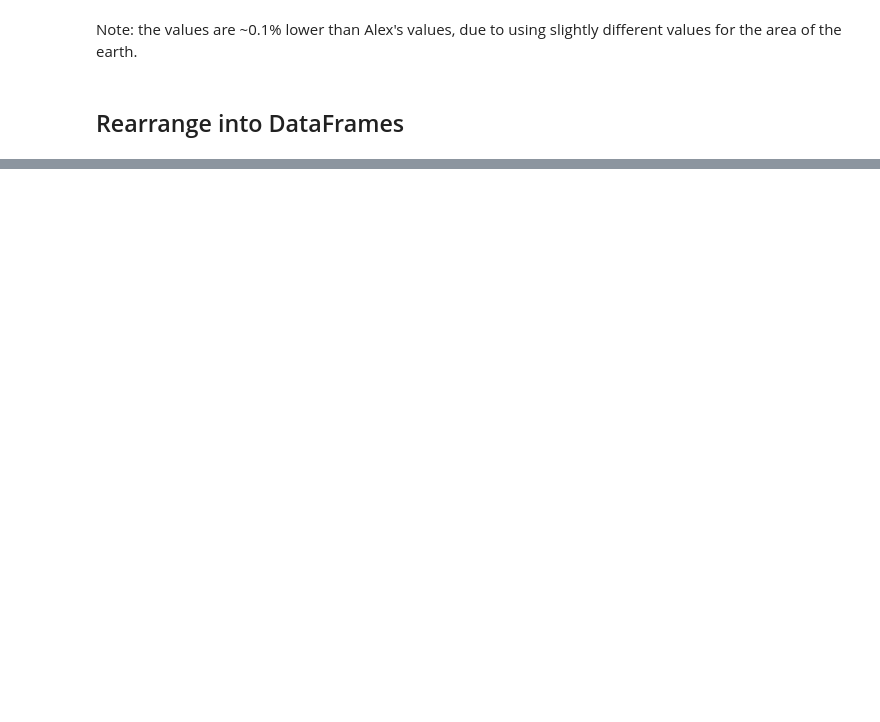
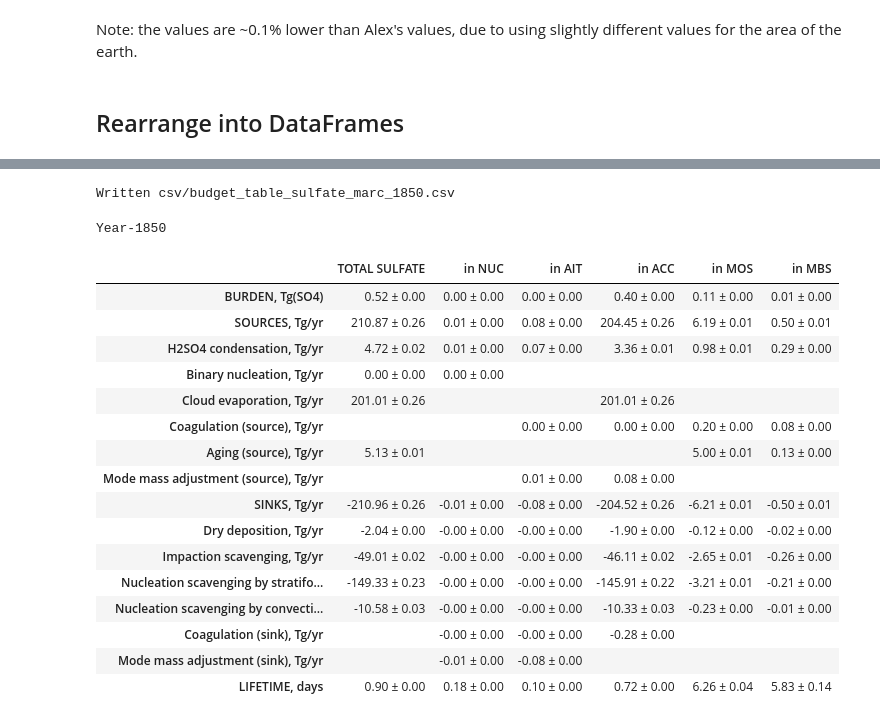
Before and after one commit to grandey/p17c-marc-comparison, a Jupyter notebook: analysis_draft2017b/budget_tables_draft2017b.ipynb, the cells around one changed output, grey strips where cells are left out. Drawn from its saved outputs; the diff is of its cells as text; code cells hidden in the pictures; blank space fills up the shorter version.

```diff
--- a/analysis_draft2017b/budget_tables_draft2017b.ipynb
+++ b/analysis_draft2017b/budget_tables_draft2017b.ipynb
@@ -278,0 +271,50 @@ mean_1850_df
+# %%
+# Year-1850
+# Extract sulfate data
+sul_mean_1850_df = mean_1850_df[sul_cols]
+sul_error_1850_df = error_1850_df[sul_cols]
+# Drop rows with no data
+sul_mean_1850_df = sul_mean_1850_df.dropna(how='all')
+sul_error_1850_df = sul_error_1850_df.dropna(how='all')
+# Convert values to strings
+sul_mean_1850_df = sul_mean_1850_df.applymap(lambda x: '%.2f' % x)
+sul_error_1850_df = sul_error_1850_df.applymap(lambda x: '%.2f' % x)
+# Combine mean and standard error strings
+sul_1850_df = sul_mean_1850_df + ' ± ' + sul_error_1850_df
+# Replace 'nan ± nan' with ''
+sul_1850_df = sul_1850_df.replace('nan ± nan', '')
+# Rename columns
+sul_1850_df = sul_1850_df.rename(index=str, columns={'tSUL': 'TOTAL SULFATE',
+                                                     'NUC': 'in NUC',
+                                                     'AIT': 'in AIT',
+                                                     'ACC': 'in ACC',
+                                                     'SIMOS': 'in MOS',
+                                                     'SIMBS': 'in MBS'})
+# Replace Tg with Tg(SO4) in first row (showing burdens)
+sul_1850_df = sul_1850_df.rename({'BURDEN, Tg': 'BURDEN, Tg(SO4)',})
+# Save to CSV
+out_filename = 'csv/budget_table_sulfate_marc_1850.csv'
+sul_1850_df.to_csv(out_filename)
+print('Written {}'.format(out_filename))
+# Display
+sul_1850_df.style.set_caption('Year-1850')
+# %% [output]
+Written csv/budget_table_sulfate_marc_1850.csv
+Year-1850
+|  | TOTAL SULFATE | in NUC | in AIT | in ACC | in MOS | in MBS |
+| BURDEN, Tg(SO4) | 0.52 ± 0.00 | 0.00 ± 0.00 | 0.00 ± 0.00 | 0.40 ± 0.00 | 0.11 ± 0.00 | 0.01 ± 0.00 |
+| SOURCES, Tg/yr | 210.87 ± 0.26 | 0.01 ± 0.00 | 0.08 ± 0.00 | 204.45 ± 0.26 | 6.19 ± 0.01 | 0.50 ± 0.01 |
+| H2SO4 condensation, Tg/yr | 4.72 ± 0.02 | 0.01 ± 0.00 | 0.07 ± 0.00 | 3.36 ± 0.01 | 0.98 ± 0.01 | 0.29 ± 0.00 |
+| Binary nucleation, Tg/yr | 0.00 ± 0.00 | 0.00 ± 0.00 |  |  |  |  |
+| Cloud evaporation, Tg/yr | 201.01 ± 0.26 |  |  | 201.01 ± 0.26 |  |  |
+| Coagulation (source), Tg/yr |  |  | 0.00 ± 0.00 | 0.00 ± 0.00 | 0.20 ± 0.00 | 0.08 ± 0.00 |
+| Aging (source), Tg/yr | 5.13 ± 0.01 |  |  |  | 5.00 ± 0.01 | 0.13 ± 0.00 |
+| Mode mass adjustment (source), Tg/yr |  |  | 0.01 ± 0.00 | 0.08 ± 0.00 |  |  |
+| SINKS, Tg/yr | -210.96 ± 0.26 | -0.01 ± 0.00 | -0.08 ± 0.00 | -204.52 ± 0.26 | -6.21 ± 0.01 | -0.50 ± 0.01 |
+| Dry deposition, Tg/yr | -2.04 ± 0.00 | -0.00 ± 0.00 | -0.00 ± 0.00 | -1.90 ± 0.00 | -0.12 ± 0.00 | -0.02 ± 0.00 |
+| Impaction scavenging, Tg/yr | -49.01 ± 0.02 | -0.00 ± 0.00 | -0.00 ± 0.00 | -46.11 ± 0.02 | -2.65 ± 0.01 | -0.26 ± 0.00 |
+| Nucleation scavenging by stratifo... | -149.33 ± 0.23 | -0.00 ± 0.00 | -0.00 ± 0.00 | -145.91 ± 0.22 | -3.21 ± 0.01 | -0.21 ± 0.00 |
+| Nucleation scavenging by convecti... | -10.58 ± 0.03 | -0.00 ± 0.00 | -0.00 ± 0.00 | -10.33 ± 0.03 | -0.23 ± 0.00 | -0.01 ± 0.00 |
+| Coagulation (sink), Tg/yr |  | -0.00 ± 0.00 | -0.00 ± 0.00 | -0.28 ± 0.00 |  |  |
+| Mode mass adjustment (sink), Tg/yr |  | -0.01 ± 0.00 | -0.08 ± 0.00 |  |  |  |
+| LIFETIME, days | 0.90 ± 0.00 | 0.18 ± 0.00 | 0.10 ± 0.00 | 0.72 ± 0.00 | 6.26 ± 0.04 | 5.83 ± 0.14 |
```
Also changed, not shown: parts of 20 cells of this notebook, 8 other files.
